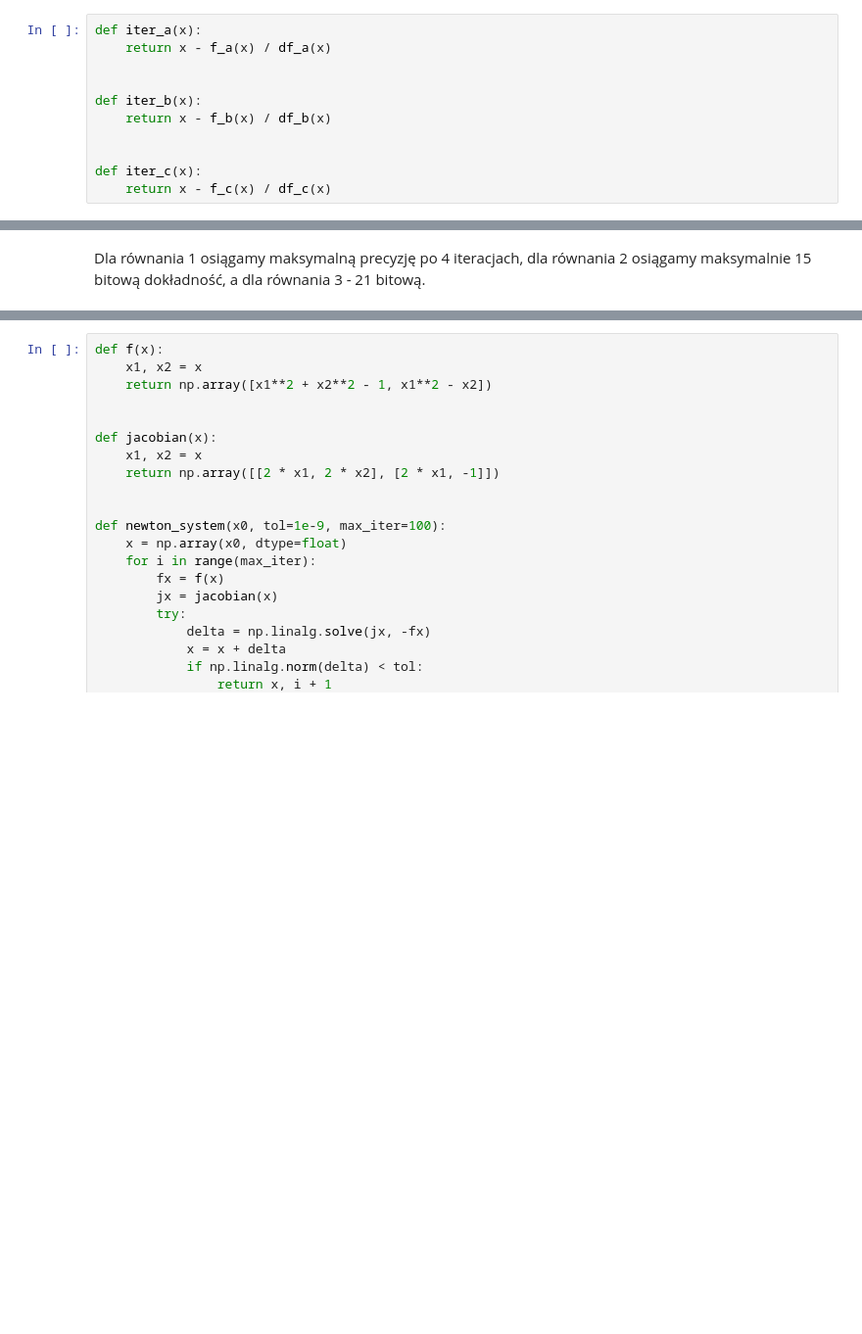
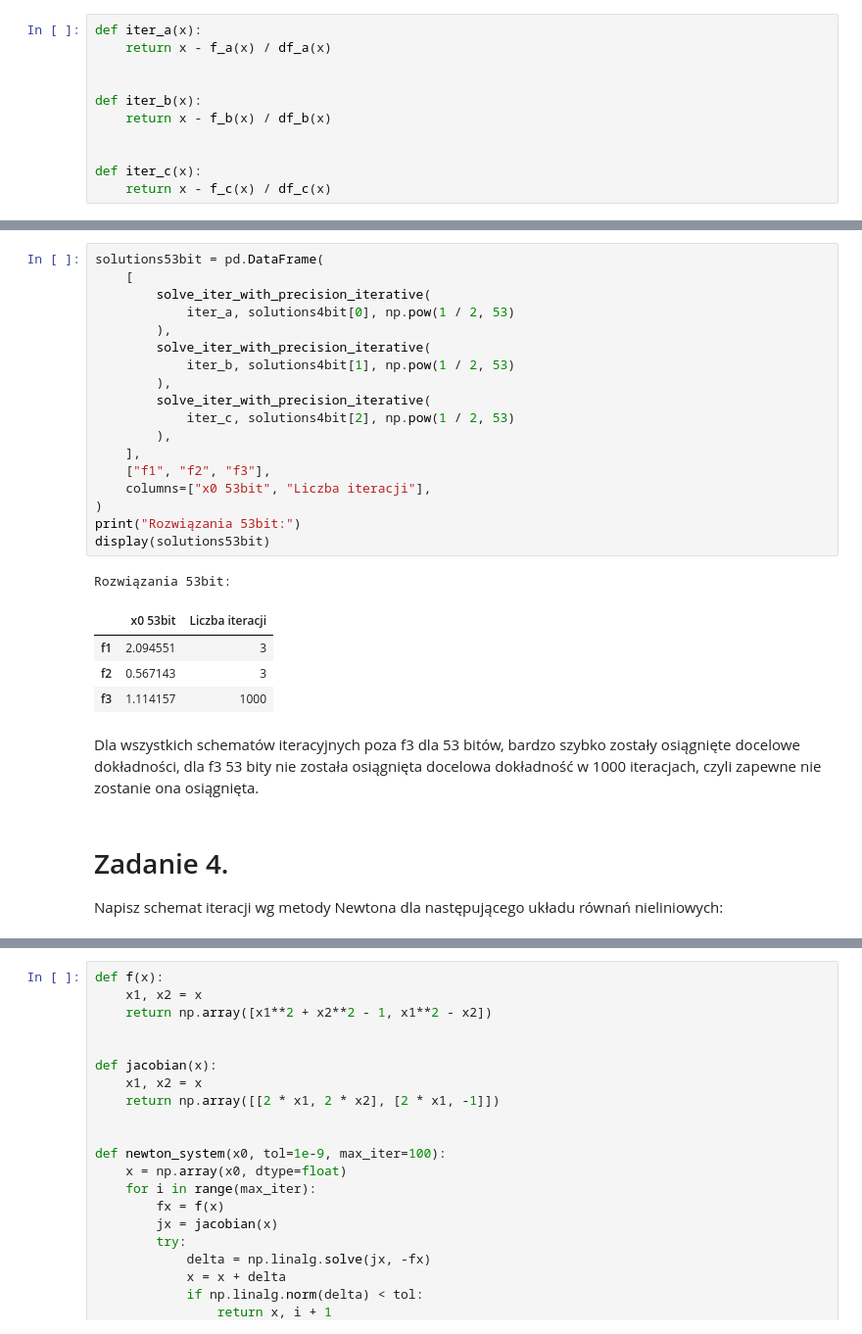
Before and after one commit to depebul/MOWNIT, a Jupyter notebook: lab08/mownit_lab08.ipynb, the cells around one changed output, grey strips where cells are left out. Shown at 98% size. Drawn from its saved outputs; the diff is of its cells as text; blank space fills up the shorter version.

```diff
--- a/lab08/mownit_lab08.ipynb
+++ b/lab08/mownit_lab08.ipynb
@@ -489,2 +450,29 @@ Iteracja funkcji  iter_c
+# %%
+solutions53bit = pd.DataFrame(
+    [
+        solve_iter_with_precision_iterative(
+            iter_a, solutions4bit[0], np.pow(1 / 2, 53)
+        ),
+        solve_iter_with_precision_iterative(
+            iter_b, solutions4bit[1], np.pow(1 / 2, 53)
+        ),
+        solve_iter_with_precision_iterative(
+            iter_c, solutions4bit[2], np.pow(1 / 2, 53)
+        ),
+    ],
+    ["f1", "f2", "f3"],
+    columns=["x0 53bit", "Liczba iteracji"],
+)
+print("Rozwiązania 53bit:")
+display(solutions53bit)
+# %% [output]
+Rozwiązania 53bit:
+|  | x0 53bit | Liczba iteracji |
+| f1 | 2.094551 | 3 |
+| f2 | 0.567143 | 3 |
+| f3 | 1.114157 | 1000 |
 # %% [markdown]
-Dla równania 1 osiągamy maksymalną precyzję po 4 iteracjach, dla równania 2 osiągamy maksymalnie 15 bitową dokładność, a dla równania 3 - 21 bitową.
+Dla wszystkich schematów iteracyjnych poza f3 dla 53 bitów, bardzo szybko zostały osiągnięte docelowe dokładności, dla f3 53 bity nie została osiągnięta docelowa dokładność w 1000 iteracjach, czyli zapewne nie zostanie ona osiągnięta.
+# %% [markdown]
+# Zadanie 4.
+Napisz schemat iteracji wg metody Newtona dla następującego układu równań nieliniowych:
```
Also changed, not shown: parts of 5 cells of this notebook, 1 other file.
